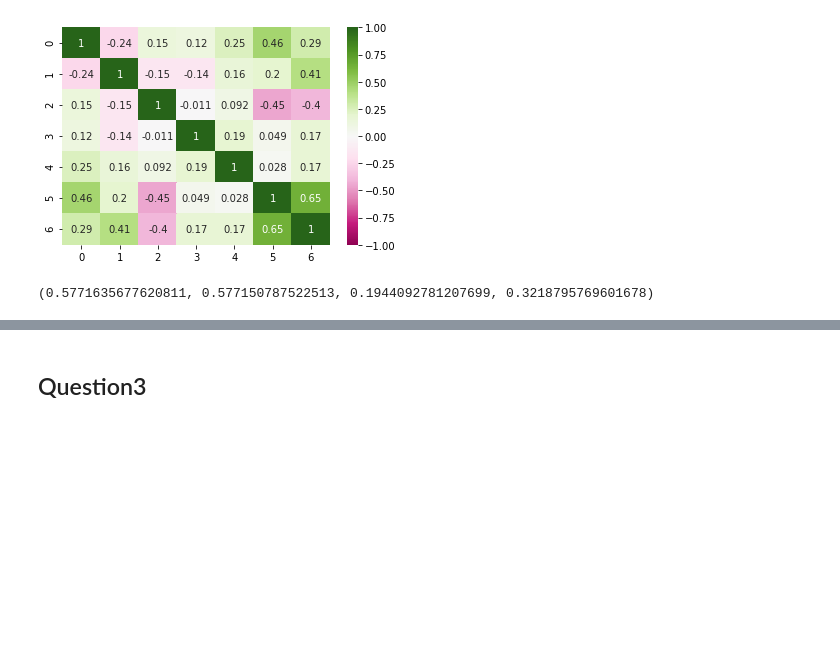
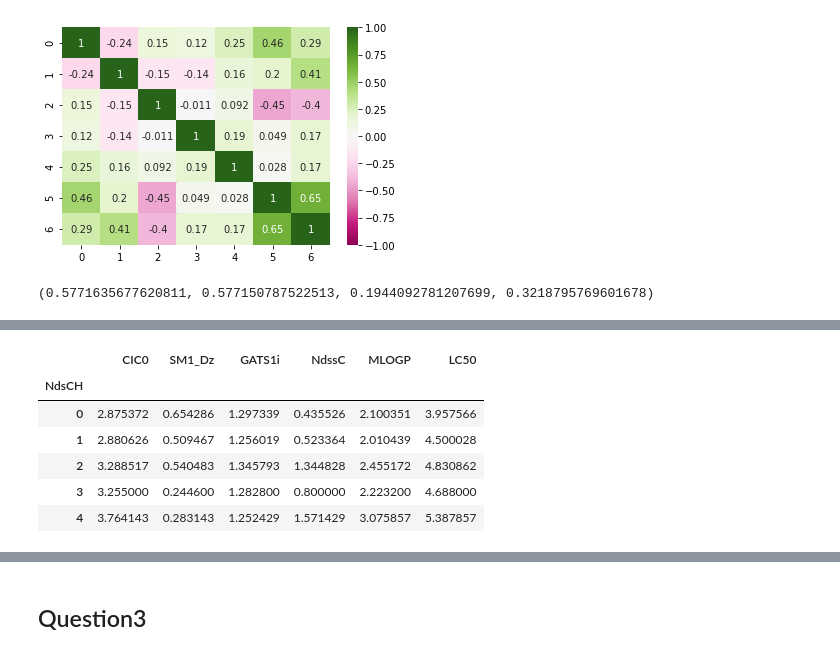
Before and after one commit to Lambd4Velorum/StatisticalDataAnalysis, a Jupyter notebook: HomeWork2.ipynb, the cells around one changed output, grey strips where cells are left out. Cells and saved outputs as stored; diff of their text form; code cells hidden in the pictures; blank space fills up the shorter version.

```diff
--- a/HomeWork2.ipynb
+++ b/HomeWork2.ipynb
@@ -288,0 +318,11 @@ Notes:
+# %%
+fishdata = fish.groupby("NdsCH").mean()
+fishdata
+# %% [output]
+|  | CIC0 | SM1_Dz | GATS1i | NdssC | MLOGP | LC50 |
+| NdsCH |  |  |  |  |  |  |
+| 0 | 2.875372 | 0.654286 | 1.297339 | 0.435526 | 2.100351 | 3.957566 |
+| 1 | 2.880626 | 0.509467 | 1.256019 | 0.523364 | 2.010439 | 4.500028 |
+| 2 | 3.288517 | 0.540483 | 1.345793 | 1.344828 | 2.455172 | 4.830862 |
+| 3 | 3.255000 | 0.244600 | 1.282800 | 0.800000 | 2.223200 | 4.688000 |
+| 4 | 3.764143 | 0.283143 | 1.252429 | 1.571429 | 3.075857 | 5.387857 |
```
Also changed, not shown: parts of 30 cells of this notebook.
